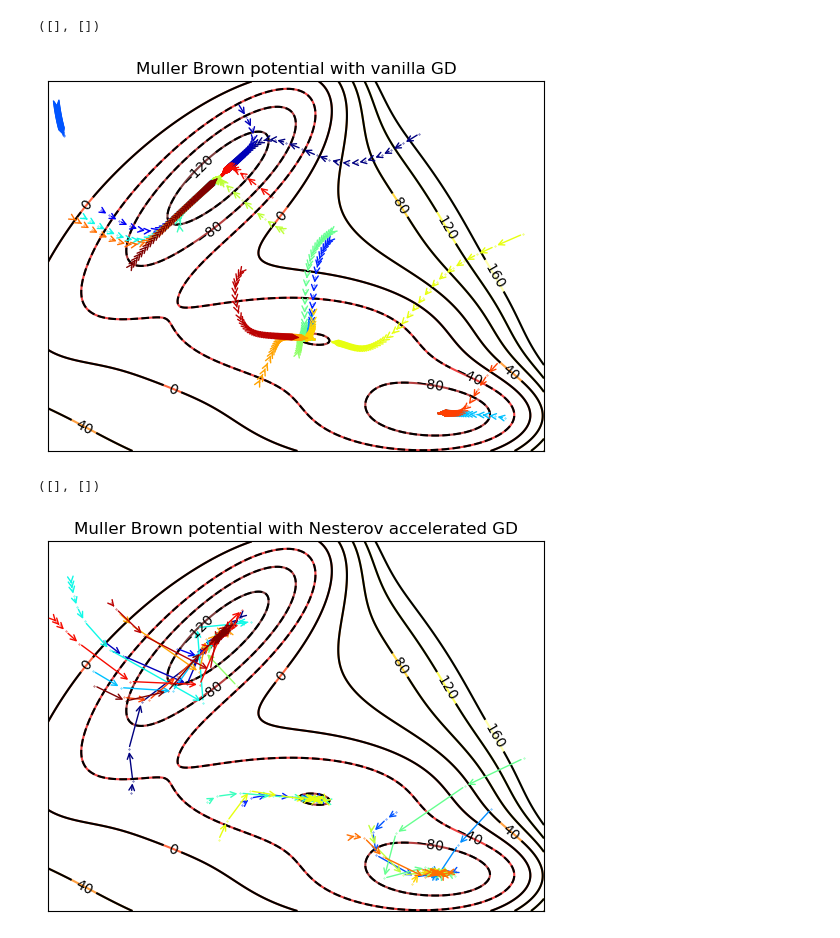
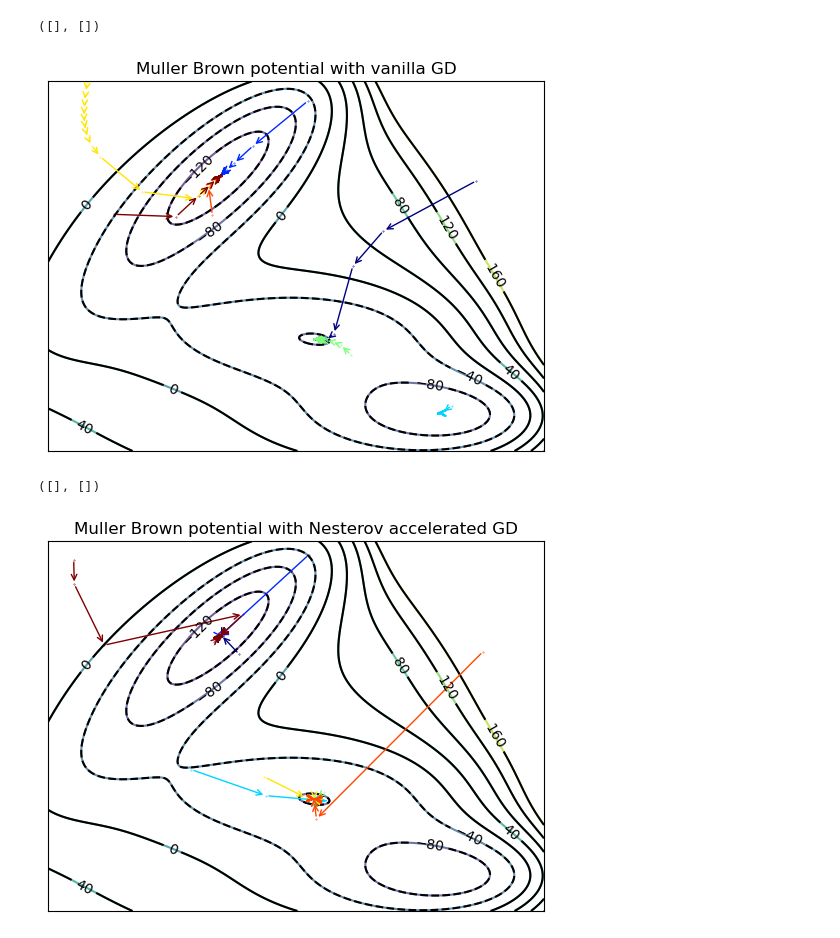
Before and after one commit to PantelisTass/Imperial-UROP-Project-SGD, a Jupyter notebook: Multiple Local Minima Loss function.ipynb, the cells around one changed output. Cells and saved outputs as stored; diff of their text form; code cells hidden in the pictures.

```diff
--- a/Multiple Local Minima Loss function.ipynb
+++ b/Multiple Local Minima Loss function.ipynb
@@ -190,32 +307,35 @@ def train_MF_Hom_SGLD(N = 1000, learning_rate = 1e-3, M = 10):
 # %%
 #Vanilla GD
 n = 256
 x = np.linspace(-1.5, 1.2, n)
 y = np.linspace(-0.2, 2, n)
 X, Y = np.meshgrid(x, y)
 
-ntraj = 20
-colors = plt.cm.jet(np.linspace(0,1,ntraj))# Initialize holder for trajectories
+intervals = np.arange(1, 1e5, 20)
+
+ntraj = 500
+colors = plt.cm.jet(np.linspace(0,1,np.minimum(ntraj, 7)))# Initialize holder for trajectories
 minima_vanilla = []
 for j in tqdm(range(ntraj)):
-    points_x, points_y = train(1000, learning_rate = 1e-5, a = 1)
+    points_x, points_y = train(intervals, learning_rate = 1e-4, a = 1, tolerance = 1e-5)
     minima_vanilla.append(MB_potential(points_x[-1],points_y[-1]))
-    plt.scatter(points_x, points_y, color = colors[j], s = 0.1)
-    for i in range(len(points_x) - 1):
-        plt.annotate('', xy =[points_x[i+1], points_y[i+1]], xytext= [points_x[i], points_y[i]],
-                     arrowprops={'arrowstyle': '->', 'color': colors[j], 'lw': 1},
-                     va='center', ha='center')
+    if j <=6 :
+        plt.scatter(points_x, points_y, color = colors[j], s = 0.1)
+        for i in range(len(points_x) - 1):
+            plt.annotate('', xy =[points_x[i+1], points_y[i+1]], xytext= [points_x[i], points_y[i]],
+                         arrowprops={'arrowstyle': '->', 'color': colors[j], 'lw': 1},
+                         va='center', ha='center')
 
 plt.contour(X, Y, vMB_potential(X, Y).clip(max=200), 8, alpha=.75, cmap='viridis')
 C = plt.contour(X, Y, vMB_potential(X,Y).clip(max=200), 8, colors='black')
 plt.title('Muller Brown potential with vanilla GD')
 plt.clabel(C, inline=1, fontsize=10)
 plt.xticks([])
 plt.yticks([])
 #plt.legend()
 # %% [output]
 ([], [])
-[figure, old version]
+[figure, new version]
 # %%
 #Nesterov Potential
 n = 256
@@ -223,17 +343,20 @@ x = np.linspace(-1.5, 1.2, n)
 y = np.linspace(-0.2, 2, n)
 X, Y = np.meshgrid(x, y)
 
-ntraj = 20
-colors = plt.cm.jet(np.linspace(0,1,ntraj))# Initialize holder for trajectories
+intervals = np.arange(1, 1e5, 20)
+
+ntraj = 500
+colors = plt.cm.jet(np.linspace(0,1,np.minimum(ntraj, 7)))# Initialize holder for trajectories
 minima_nesterov = []
 for j in tqdm(range(ntraj)):
-    points_x, points_y = train_nesterov(1000, learning_rate = 1e-5, a = 1)
+    points_x, points_y = train_nesterov(intervals, learning_rate = 1e-4, a = 1, tolerance = 1e-5)
     minima_nesterov.append(MB_potential(points_x[-1],points_y[-1]))
-    plt.scatter(points_x, points_y, color = colors[j], s = 0.1)
-    for i in range(len(points_x) - 1):
-        plt.annotate('', xy =[points_x[i+1], points_y[i+1]], xytext= [points_x[i], points_y[i]],
-                     arrowprops={'arrowstyle': '->', 'color': colors[j],  'lw': 1},
-                     va='center', ha='center')
+    if j <=6:
+        plt.scatter(points_x, points_y, color = colors[j], s = 0.1)
+        for i in range(len(points_x)-1):
+            plt.annotate('', xy =[points_x[i+1], points_y[i+1]], xytext= [points_x[i], points_y[i]],
+                         arrowprops={'arrowstyle': '->', 'color': colors[j],  'lw': 1},
+                         va='center', ha='center')
 
 plt.contour(X, Y, vMB_potential(X, Y).clip(max=200), 8, alpha=.75, cmap='viridis')
 C = plt.contour(X, Y, vMB_potential(X,Y).clip(max=200), 8, colors='black')
@@ -244,4 +367,4 @@ plt.yticks([])
 #plt.legend()
 # %% [output]
 ([], [])
-[figure, old version]
+[figure, new version]
```
Also changed, not shown: parts of 9 cells of this notebook.
